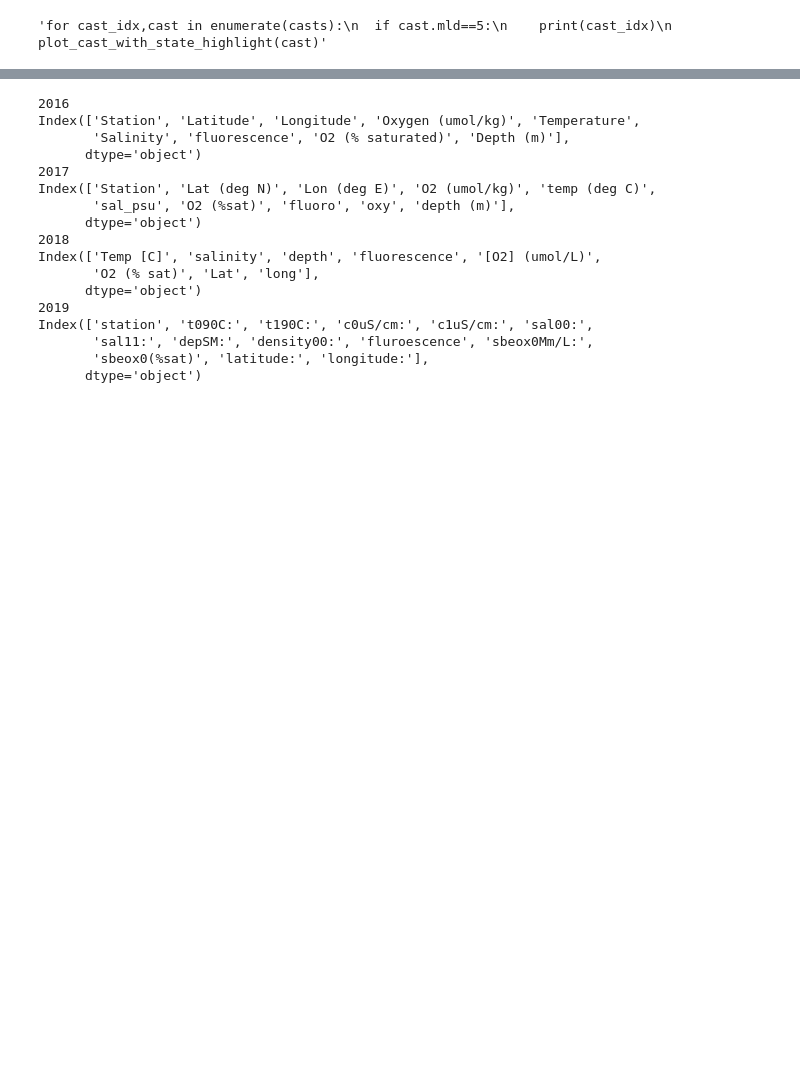
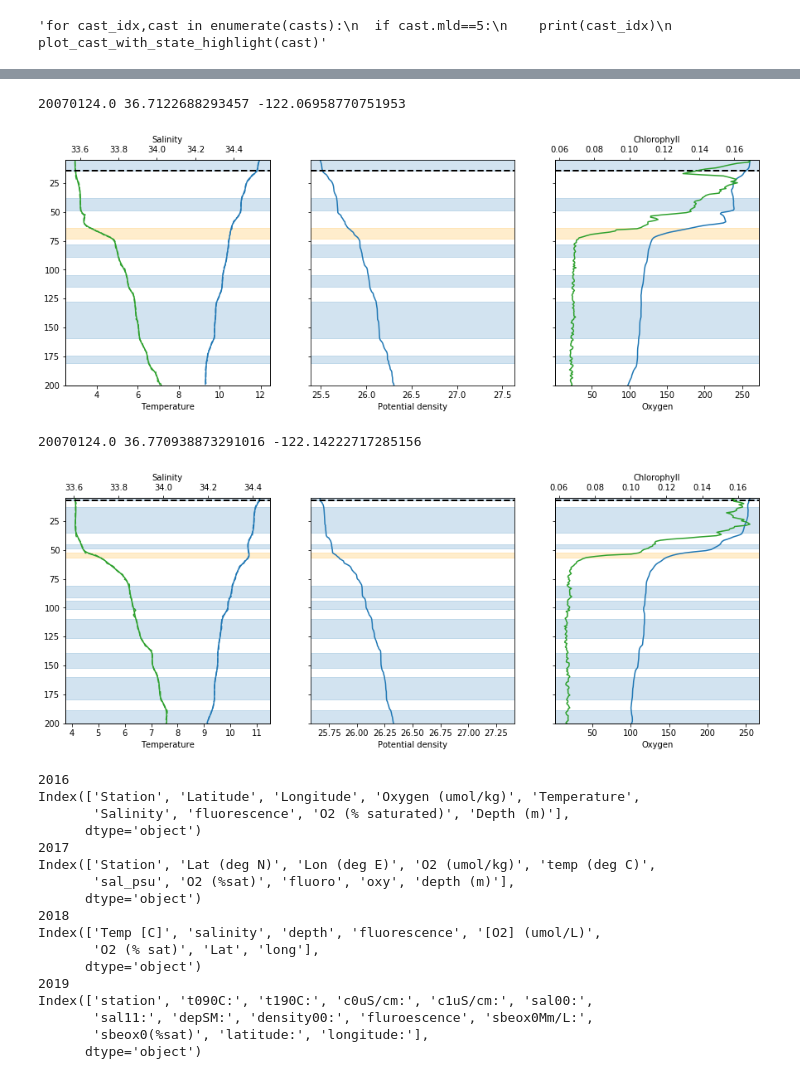
Before and after one commit to AvantiShri/ess151project, a Jupyter notebook: OceanLayersHmm.ipynb, the cells around one changed output, grey strips where cells are left out. Drawn from its saved outputs; the diff is of its cells as text; code cells hidden in the pictures; blank space fills up the shorter version.

```diff
--- a/OceanLayersHmm.ipynb
+++ b/OceanLayersHmm.ipynb
@@ -202,7 +202,9 @@ def read_ctd_casts(ctd_data):
                   keyflags = np.array(ctd_data[key+"_WODflag"][
                                         key_to_startidx[key]:
                                         key_to_startidx[key]+key_rowsize])
-                  if (np.sum(np.abs(keyflags)) > 0):
+                  #only apply the filter to sal and temp
+                  if (np.sum(np.abs(keyflags)) > 0 and
+                      (key=='Salinity' or key=='Temperature' or key=='z')):
                       passes = False
               if (key=='z'):
                   if (np.min(keydata) > 5):
@@ -634,7 +636,8 @@ def plot_cast_with_state_highlight(cast, show_mld=True):
 
   print(cast.date, cast.lat, cast.lon)
   annot_chunks = cast.annot_chunks
-  fig,ax = plt.subplots(1,3 if 'Oxygen' in cast else 2, sharey=True, figsize=(15,5))
+  fig,ax = plt.subplots(1,3 if ('Oxygen' in cast or 'Chlorophyll' in cast)
+                        else 2, sharey=True, figsize=(15,5))
   z_intervals = np.arange(len(cast.map_annotations))+cast.annot_min_z
 
   ax[0].plot(cast['Temperature'], cast['z'], color='C0', linestyle="--")
@@ -657,10 +660,7 @@ def plot_cast_with_state_highlight(cast, show_mld=True):
 
   if ('Oxygen' in cast):
     ax[2].plot(cast['Oxygen'], cast['z'])
-    color_ax_with_boxes(ax=ax[2], annot_chunks=annot_chunks)
     ax[2].set_xlabel("Oxygen")
-    if (show_mld):
-      ax[2].axhline(cast.mld, color="black", linewidth=2, linestyle="--")
   if ('Chlorophyll' in cast):
     chlorax = ax[2].twiny()
     chlorax.plot(cast['Chlorophyll'], cast['z'], color='C2')
@@ -669,6 +669,11 @@ def plot_cast_with_state_highlight(cast, show_mld=True):
     chlorax = ax[2].twiny()
     chlorax.plot(cast['Fluorescence'], cast['z'], color='C2')
     chlorax.set_xlabel("Fluorescence")
+  if ('Oxygen' in cast or 'Chlorophyll' in cast):
+    color_ax_with_boxes(ax=ax[2], annot_chunks=annot_chunks)
+    if (show_mld):
+      ax[2].axhline(cast.mld, color="black", linewidth=2, linestyle="--")
+
 
   """ax[3].plot(capped_logit(cast.map_annotations[:,0]), z_intervals, color='C0')
   ax[3].plot(capped_logit(cast.map_annotations[:,1]), z_intervals, color='C1')
@@ -708,3 +713,13 @@ for cast_idx,cast in enumerate(casts):
+# %%
+for cast_idx,cast in enumerate(casts): #same day
+  if cast.date == 20070124:
+    if 'Oxygen' in cast:
+      plot_cast_with_state_highlight(cast)
+# %% [output]
+20070124.0 36.7122688293457 -122.06958770751953
+[figure, added]
+20070124.0 36.770938873291016 -122.14222717285156
+[figure, added]
 # %%
 from collections import defaultdict
 
```
Also changed, not shown: parts of 2 cells of this notebook.
